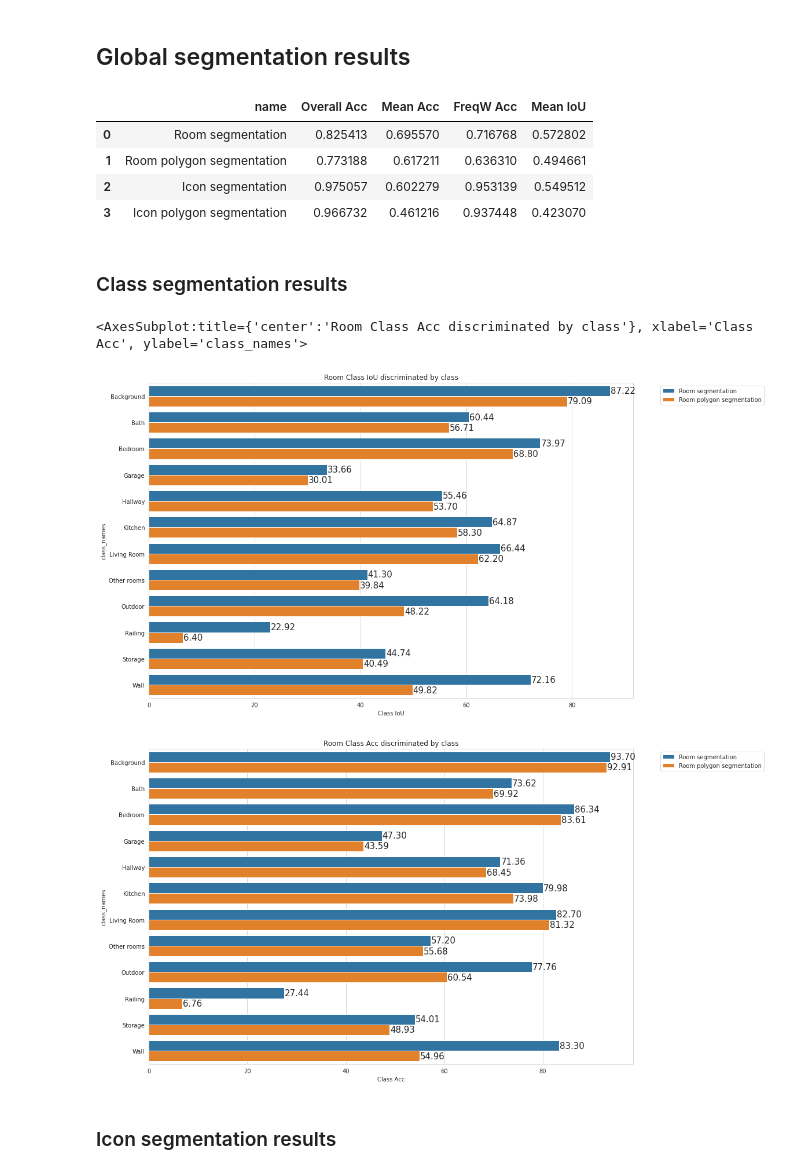
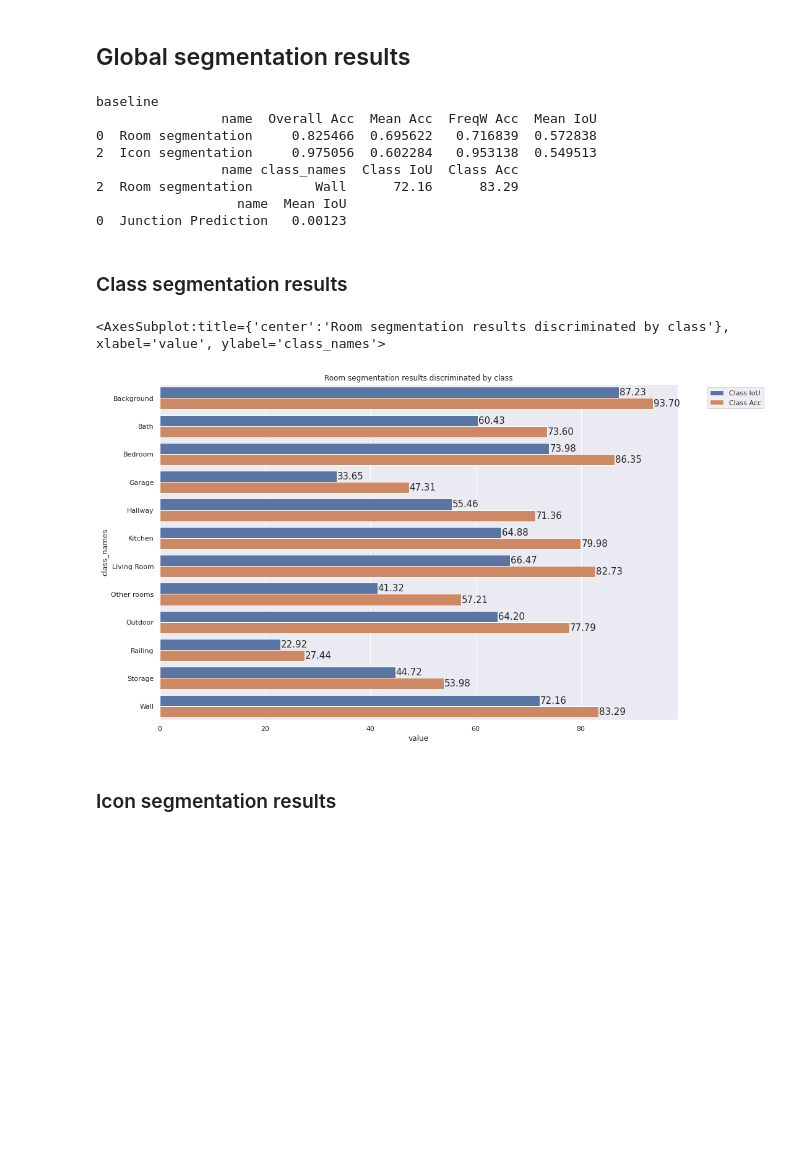
Before and after one commit to joaocmd/CubiCasa5k, a Jupyter notebook: Performance-Metrics.ipynb, the cells around one changed output. Drawn from its saved outputs; the diff is of its cells as text; code cells hidden in the pictures; blank space fills up the shorter version.

Commit message:
Update performance metrics notebook

```diff
--- a/Performance-Metrics.ipynb
+++ b/Performance-Metrics.ipynb
@@ -1,8 +1,13 @@
 # %%
+import os
 import numpy as np
 import pandas as pd
+import sys
+
 
 import matplotlib.pyplot as plt
 import seaborn as sns
-sns.set_style("whitegrid")
+from IPython.display import display
+# sns.set_style("whitegrid")
+sns.set_theme()
 # %%
@@ -20,13 +23,25 @@ def color(data, cmap="Greens"):
 # %% [markdown]
 ## Global segmentation results
 # %%
-global_seg_results = pd.read_csv(f"{RESULTS_DIR}/segmentation_global.csv")
-color(global_seg_results)
+for model_dir in os.listdir(RESULTS_DIR):
+    print(model_dir)
+    gs_results = pd.read_csv(f"{RESULTS_DIR}/{model_dir}/segmentation_global.csv")
+    print(gs_results[~gs_results.name.str.contains("polygon")])
+
+    pc_results= pd.read_csv(f"{RESULTS_DIR}/{model_dir}/segmentation_by_class.csv")
+    print(pc_results[(pc_results.name == "Room segmentation") & (pc_results.class_names == "Wall")])
+
+    hm_results = pd.read_csv(f"{RESULTS_DIR}/{model_dir}/segmentation_heatmaps.csv")
+    print(hm_results)
+    print()
 # %% [output]
-|  | name | Overall Acc | Mean Acc | FreqW Acc | Mean IoU |
-| 0 | Room segmentation | 0.825413 | 0.695570 | 0.716768 | 0.572802 |
-| 1 | Room polygon segmentation | 0.773188 | 0.617211 | 0.636310 | 0.494661 |
-| 2 | Icon segmentation | 0.975057 | 0.602279 | 0.953139 | 0.549512 |
-| 3 | Icon polygon segmentation | 0.966732 | 0.461216 | 0.937448 | 0.423070 |
+baseline
+                name  Overall Acc  Mean Acc  FreqW Acc  Mean IoU
+0  Room segmentation     0.825466  0.695622   0.716839  0.572838
+2  Icon segmentation     0.975056  0.602284   0.953138  0.549513
+                name class_names  Class IoU  Class Acc
+2  Room segmentation        Wall      72.16      83.29
+                  name  Mean IoU
+0  Junction Prediction   0.00123
 # %% [markdown]
 ### Class segmentation results
@@ -34,36 +52,50 @@ color(global_seg_results)
 class_seg_results = pd.read_csv(f"{RESULTS_DIR}/segmentation_by_class.csv")
 room_mask = class_seg_results.name.isin(["Room segmentation", "Room polygon segmentation"])
 room_seg_results, icon_seg_results = class_seg_results[room_mask], class_seg_results[~room_mask]
+# %%
+def get_all_metrics(data):
+    ious = data.copy()
+    ious.rename(columns={"Class IoU": "value"}, inplace=True)
+    ious.drop(columns=["Class Acc"], inplace=True)
+    ious["metric"] = "Class IoU"
+
+    accs = data.copy()
+    accs.rename(columns={"Class Acc": "value"}, inplace=True)
+    accs.drop(columns=["Class IoU"], inplace=True)
+    accs["metric"] = "Class Acc"
+
+    concat = pd.concat([ious, accs])
+    return concat
 # %%
-def plot_segmentation_results(data, metric, figsize=(15, 10)):
+def plot_segmentation_results(data, figsize=(15, 10)):
     data = data.sort_values("class_names")
     plt.figure(figsize=figsize)
-    plt.title(f"Room {metric} discriminated by class")
+    plt.title(f"Room segmentation results discriminated by class")
     plt.ylabel("Class names")
 
-    splot = sns.barplot(data=data, x=metric, y="class_names", hue="name", orient="h")
+    hue_order = ['Class IoU', 'Class Acc']
+    splot = sns.barplot(data=data, x="value", y="class_names", hue="metric", hue_order=hue_order, orient="h")
 
     for p in splot.patches:
 
         splot.annotate(
             format(p.get_width(), '.2f'),
             xy=(p.get_width(), p.get_y()+p.get_height()/2),
             ha = 'left',
             va = 'center',
             size=15,
             xytext = (1, 0),
             textcoords = 'offset points')
 
     plt.legend(bbox_to_anchor=(1.05, 1), loc='upper left')
     return splot
 
 
-plot_segmentation_results(data=room_seg_results, metric="Class IoU")
-plot_segmentation_results(data=room_seg_results, metric="Class Acc")
+all_room = get_all_metrics(room_seg_results)
+plot_segmentation_results(data=all_room[all_room.name=='Room segmentation'])
 # %% [output]
-<AxesSubplot:title={'center':'Room Class Acc discriminated by class'}, xlabel='Class Acc', ylabel='class_names'>
+<AxesSubplot:title={'center':'Room segmentation results discriminated by class'}, xlabel='value', ylabel='class_names'>
-[figure, old version]
+[figure, new version]
-[figure, removed]
 # %% [markdown]
 ### Icon segmentation results
 # %%
```
Also changed, not shown: parts of 17 cells of this notebook.
